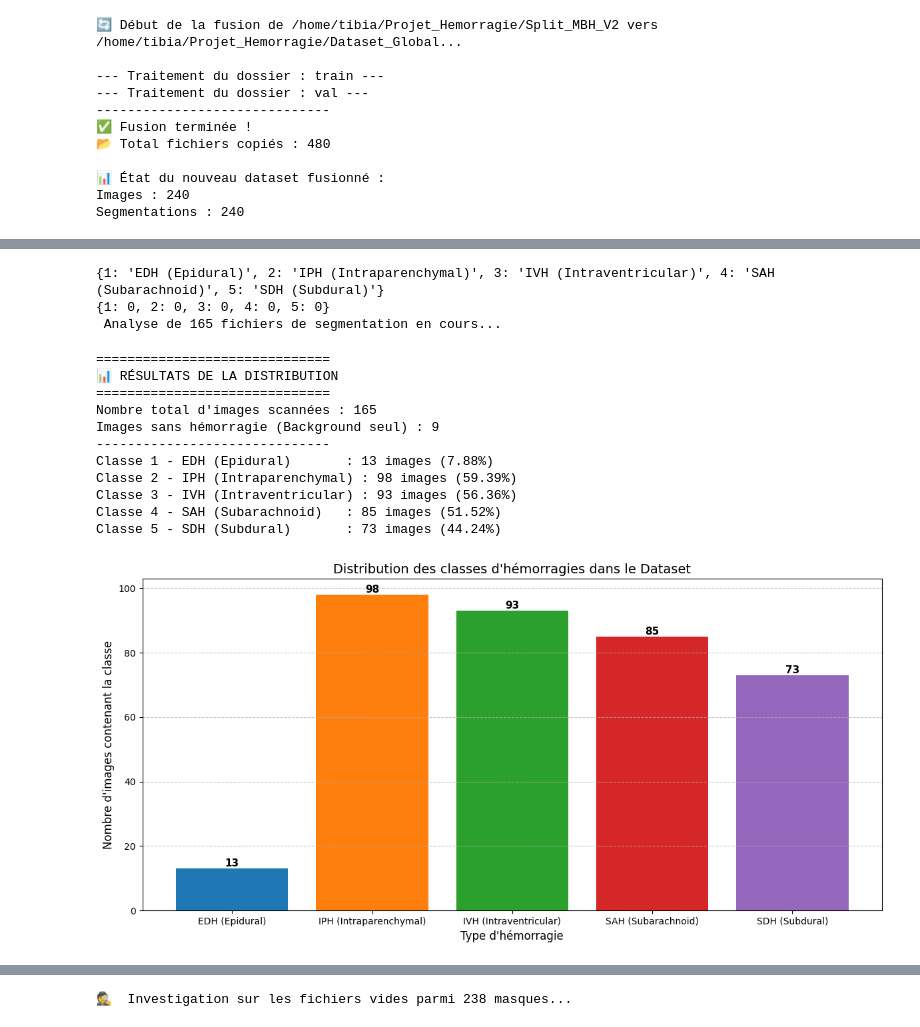
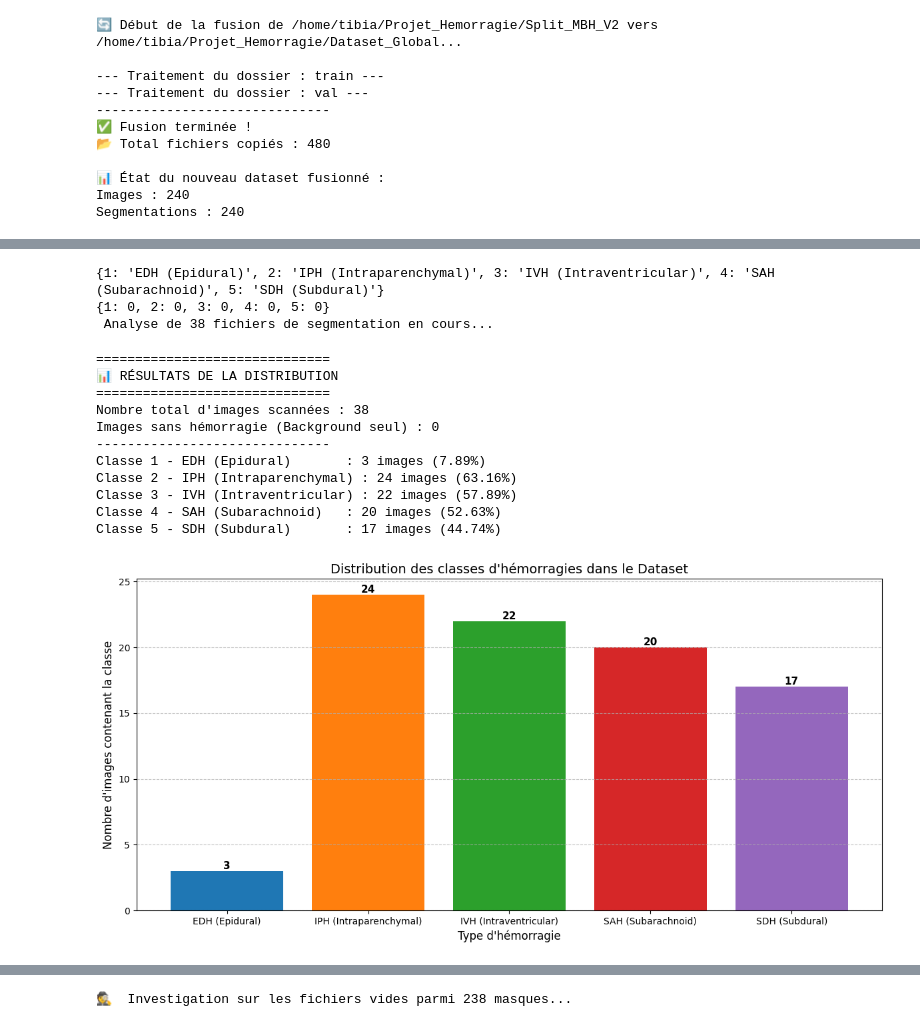
Before and after one commit to Adriien002/Seg_hemorragie, a Jupyter notebook: Segmentation/Notebooks/split.ipynb, the cells around one changed output, grey strips where cells are left out. Drawn from its saved outputs; the diff is of its cells as text; code cells hidden in the pictures.

```diff
--- a/Segmentation/Notebooks/split.ipynb
+++ b/Segmentation/Notebooks/split.ipynb
@@ -261,7 +587,7 @@ from tqdm import tqdm
 full_dataset = Path("/home/tibia/Projet_Hemorragie/MBH_Merged_Dataset")
 #seg_path = Path("/home/tibia/Projet_Hemorragie/Dataset_Global/seg")
 #seg_path= Path("/home/tibia/Projet_Hemorragie/MBH_SEG_2025_LLG_2025_06_12/seg")
-seg_path = Path("/home/tibia/Projet_Hemorragie/Split_Final_Stratified/train/seg")
+seg_path = Path("/home/tibia/Projet_Hemorragie/Split_Final_Stratified/test/seg")
 
 # Mapping des valeurs selon ta description
 class_map = {
@@ -328,39 +654,39 @@ print("-" * 30)
 for k, v in counts.items():
     percentage = (v / total_images) * 100
     print(f"Classe {k} - {class_map[k]:<20} : {v} images ({percentage:.2f}%)")
 
 # 4. Génération du graphique
 plt.figure(figsize=(12, 6))
 bars = plt.bar(labels, values, color=['#1f77b4', '#ff7f0e', '#2ca02c', '#d62728', '#9467bd'])
 
 # Ajout des titres et labels
 plt.title('Distribution des classes d\'hémorragies dans le Dataset', fontsize=14)
 plt.ylabel('Nombre d\'images contenant la classe', fontsize=12)
 plt.xlabel('Type d\'hémorragie', fontsize=12)
 plt.grid(axis='y', linestyle='--', alpha=0.7)
 
 # Ajout des valeurs exactes au-dessus des barres
 for bar in bars:
     height = bar.get_height()
     plt.text(bar.get_x() + bar.get_width()/2., height,
              f'{int(height)}',
              ha='center', va='bottom', fontsize=11, fontweight='bold')
 
 plt.tight_layout()
 plt.show() # Affiche le graphe
 # %% [output]
 {1: 'EDH (Epidural)', 2: 'IPH (Intraparenchymal)', 3: 'IVH (Intraventricular)', 4: 'SAH (Subarachnoid)', 5: 'SDH (Subdural)'}
 {1: 0, 2: 0, 3: 0, 4: 0, 5: 0}
- Analyse de 165 fichiers de segmentation en cours...
+ Analyse de 38 fichiers de segmentation en cours...
 ==============================
 📊 RÉSULTATS DE LA DISTRIBUTION
 ==============================
-Nombre total d'images scannées : 165
-Images sans hémorragie (Background seul) : 9
+Nombre total d'images scannées : 38
+Images sans hémorragie (Background seul) : 0
 ------------------------------
-Classe 1 - EDH (Epidural)       : 13 images (7.88%)
-Classe 2 - IPH (Intraparenchymal) : 98 images (59.39%)
-Classe 3 - IVH (Intraventricular) : 93 images (56.36%)
-Classe 4 - SAH (Subarachnoid)   : 85 images (51.52%)
-Classe 5 - SDH (Subdural)       : 73 images (44.24%)
+Classe 1 - EDH (Epidural)       : 3 images (7.89%)
+Classe 2 - IPH (Intraparenchymal) : 24 images (63.16%)
+Classe 3 - IVH (Intraventricular) : 22 images (57.89%)
+Classe 4 - SAH (Subarachnoid)   : 20 images (52.63%)
+Classe 5 - SDH (Subdural)       : 17 images (44.74%)
-[figure, old version]
+[figure, new version]
```
Also changed, not shown: parts of 18 cells of this notebook, 24 other files.
